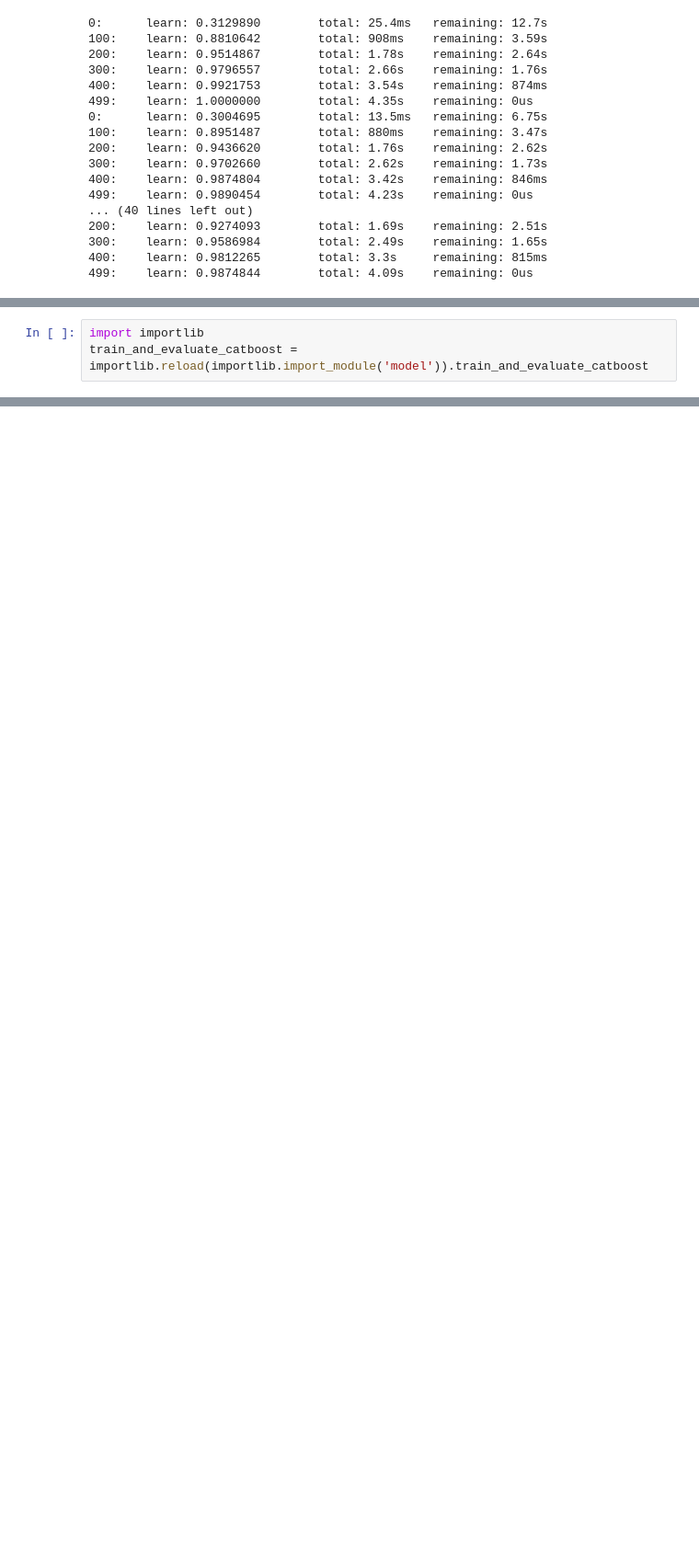
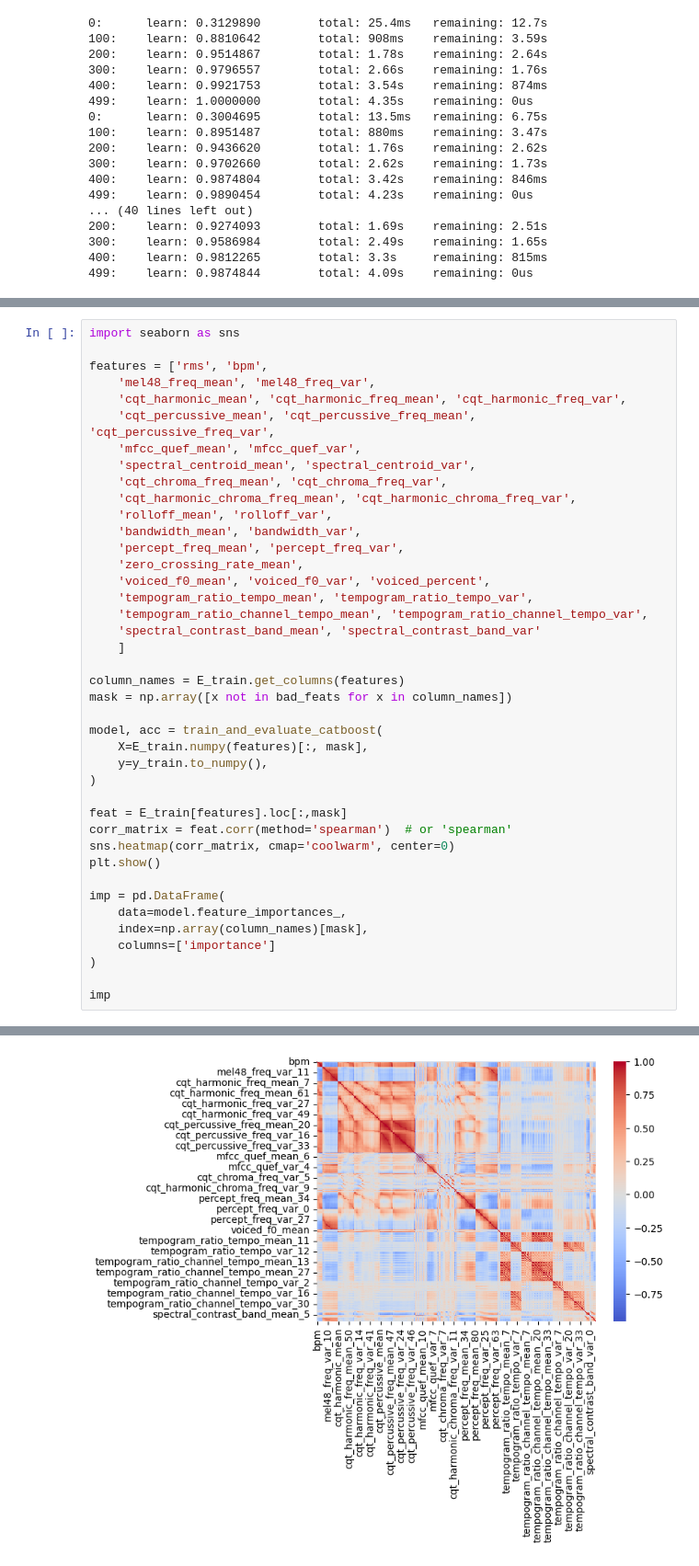
Before and after one commit to dmitrysluch/ariel-tds-music-genre, a Jupyter notebook: genre_detenction_ext.ipynb, the cells around one changed output, grey strips where cells are left out. Shown at 92% size. Saved outputs shown, nothing was run; the diff lists cells and outputs as text; blank space fills up the shorter version.

```diff
--- a/genre_detenction_ext.ipynb
+++ b/genre_detenction_ext.ipynb
@@ -1802,3 +1724,0 @@ E_eval.features['percussive_beat_frames_kmeans'] = aggregate(E_eval, ["s_percuss
-# %%
-import importlib
-train_and_evaluate_catboost = importlib.reload(importlib.import_module('model')).train_and_evaluate_catboost
@@ -1879,0 +1991,42 @@ imp
+# %%
+import seaborn as sns
+
+features = ['rms', 'bpm',
+    'mel48_freq_mean', 'mel48_freq_var',
+    'cqt_harmonic_mean', 'cqt_harmonic_freq_mean', 'cqt_harmonic_freq_var',
+    'cqt_percussive_mean', 'cqt_percussive_freq_mean', 'cqt_percussive_freq_var',
+    'mfcc_quef_mean', 'mfcc_quef_var',
+    'spectral_centroid_mean', 'spectral_centroid_var',
+    'cqt_chroma_freq_mean', 'cqt_chroma_freq_var',
+    'cqt_harmonic_chroma_freq_mean', 'cqt_harmonic_chroma_freq_var',
+    'rolloff_mean', 'rolloff_var',
+    'bandwidth_mean', 'bandwidth_var',
+    'percept_freq_mean', 'percept_freq_var',
+    'zero_crossing_rate_mean',
+    'voiced_f0_mean', 'voiced_f0_var', 'voiced_percent',
+    'tempogram_ratio_tempo_mean', 'tempogram_ratio_tempo_var',
+    'tempogram_ratio_channel_tempo_mean', 'tempogram_ratio_channel_tempo_var',
+    'spectral_contrast_band_mean', 'spectral_contrast_band_var'
+    ]
+
+column_names = E_train.get_columns(features)
+mask = np.array([x not in bad_feats for x in column_names])
+
+model, acc = train_and_evaluate_catboost(
+    X=E_train.numpy(features)[:, mask],
+    y=y_train.to_numpy(),
+)
+
+feat = E_train[features].loc[:,mask]
+corr_matrix = feat.corr(method='spearman')  # or 'spearman'
+sns.heatmap(corr_matrix, cmap='coolwarm', center=0)
+plt.show()
+
+imp = pd.DataFrame(
+    data=model.feature_importances_,
+    index=np.array(column_names)[mask],
+    columns=['importance']
+)
+
+imp
+# %% [output]
@@ -1879,0 +2050 @@ imp
+[figure, added]
```
Also changed, not shown: parts of 55 cells of this notebook, 1 other file.
